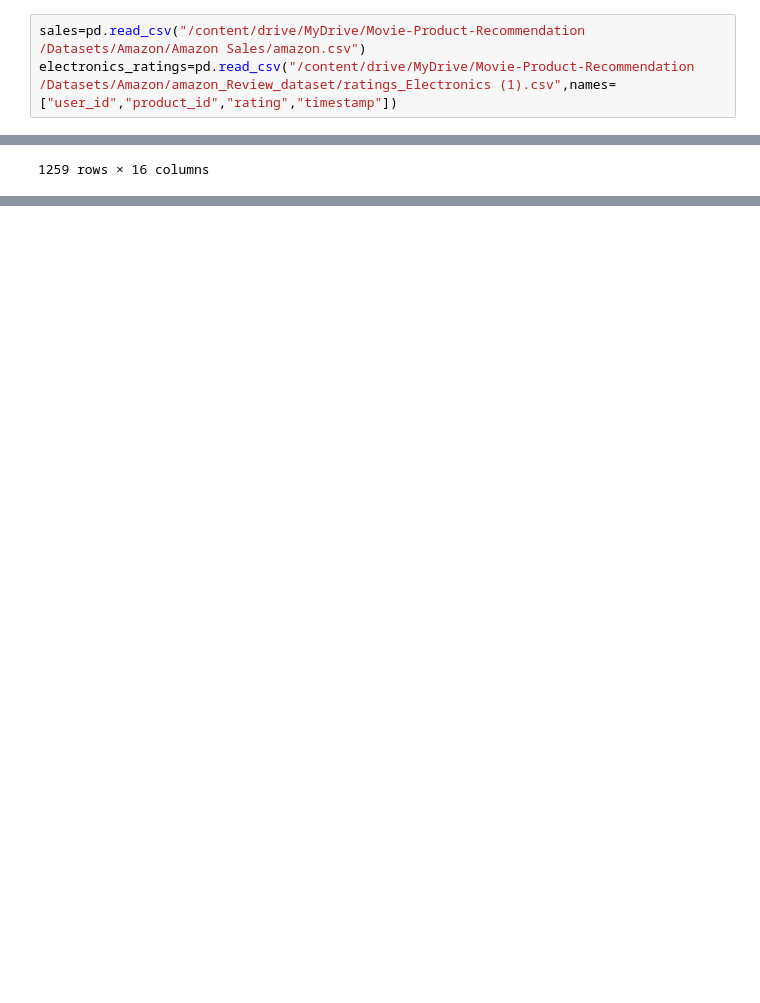
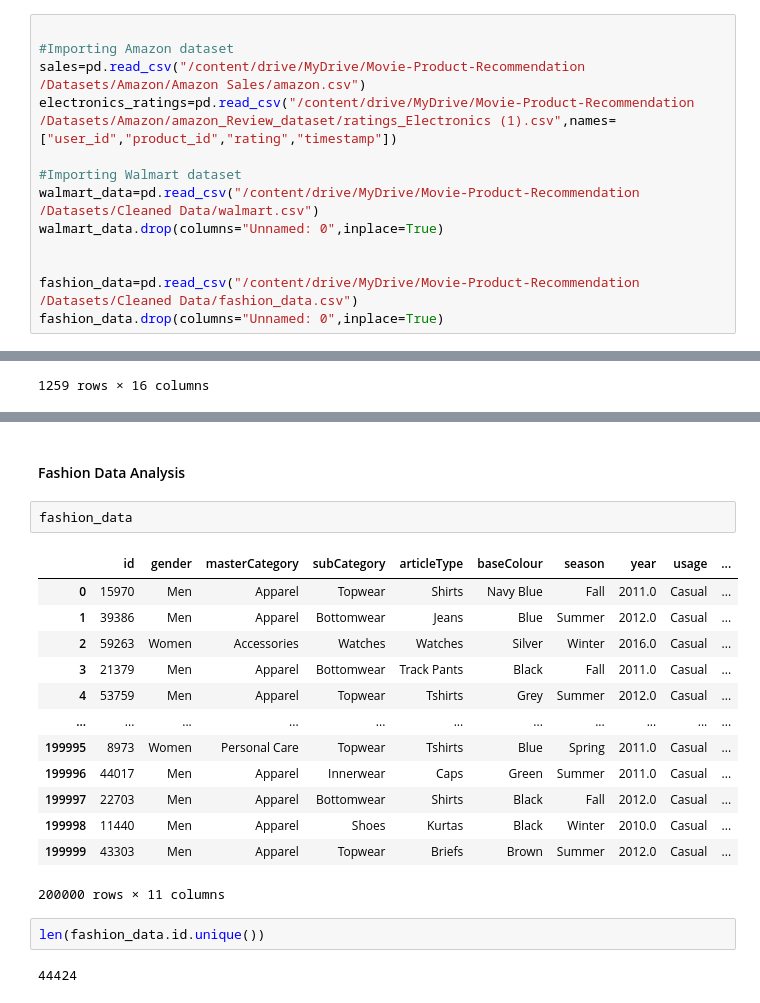
Before and after one commit to HussainPythonista/Movie-Product-Recommendation-System, a Jupyter notebook: Data_Cleaning/Cleaning_Combining_Datasets.ipynb, the cells around one changed output, grey strips where cells are left out. Drawn from its saved outputs; the diff is of its cells as text; blank space fills up the shorter version.

```diff
--- a/Data_Cleaning/Cleaning_Combining_Datasets.ipynb
+++ b/Data_Cleaning/Cleaning_Combining_Datasets.ipynb
@@ -5,8 +11,18 @@ import numpy as np
 import pandas as pd
 import matplotlib.pyplot as plt
 # %%
+
+#Importing Amazon dataset
 sales=pd.read_csv("/content/drive/MyDrive/Movie-Product-Recommendation /Datasets/Amazon/Amazon Sales/amazon.csv")
 electronics_ratings=pd.read_csv("/content/drive/MyDrive/Movie-Product-Recommendation /Datasets/Amazon/amazon_Review_dataset/ratings_Electronics (1).csv",names=["user_id","product_id","rating","timestamp"])
+
+#Importing Walmart dataset
+walmart_data=pd.read_csv("/content/drive/MyDrive/Movie-Product-Recommendation /Datasets/Cleaned Data/walmart.csv")
+walmart_data.drop(columns="Unnamed: 0",inplace=True)
+
+
+fashion_data=pd.read_csv("/content/drive/MyDrive/Movie-Product-Recommendation /Datasets/Cleaned Data/fashion_data.csv")
+fashion_data.drop(columns="Unnamed: 0",inplace=True)
 # %%
 electronics_ratings
 # %% [output]
@@ -142,0 +371,22 @@ sales_cleaned
+# %% [markdown]
+#### Fashion Data Analysis
+# %%
+fashion_data
+# %% [output]
+|  | id | gender | masterCategory | subCategory | articleType | baseColour | season | year | usage | ... |
+| 0 | 15970 | Men | Apparel | Topwear | Shirts | Navy Blue | Fall | 2011.0 | Casual | ... |
+| 1 | 39386 | Men | Apparel | Bottomwear | Jeans | Blue | Summer | 2012.0 | Casual | ... |
+| 2 | 59263 | Women | Accessories | Watches | Watches | Silver | Winter | 2016.0 | Casual | ... |
+| 3 | 21379 | Men | Apparel | Bottomwear | Track Pants | Black | Fall | 2011.0 | Casual | ... |
+| 4 | 53759 | Men | Apparel | Topwear | Tshirts | Grey | Summer | 2012.0 | Casual | ... |
+| ... | ... | ... | ... | ... | ... | ... | ... | ... | ... | ... |
+| 199995 | 8973 | Women | Personal Care | Topwear | Tshirts | Blue | Spring | 2011.0 | Casual | ... |
+| 199996 | 44017 | Men | Apparel | Innerwear | Caps | Green | Summer | 2011.0 | Casual | ... |
+| 199997 | 22703 | Men | Apparel | Bottomwear | Shirts | Black | Fall | 2012.0 | Casual | ... |
+| 199998 | 11440 | Men | Apparel | Shoes | Kurtas | Black | Winter | 2010.0 | Casual | ... |
+| 199999 | 43303 | Men | Apparel | Topwear | Briefs | Brown | Summer | 2012.0 | Casual | ... |
+200000 rows × 11 columns
+# %%
+len(fashion_data.id.unique())
+# %% [output]
+44424
```
Also changed, not shown: parts of 51 cells of this notebook.
